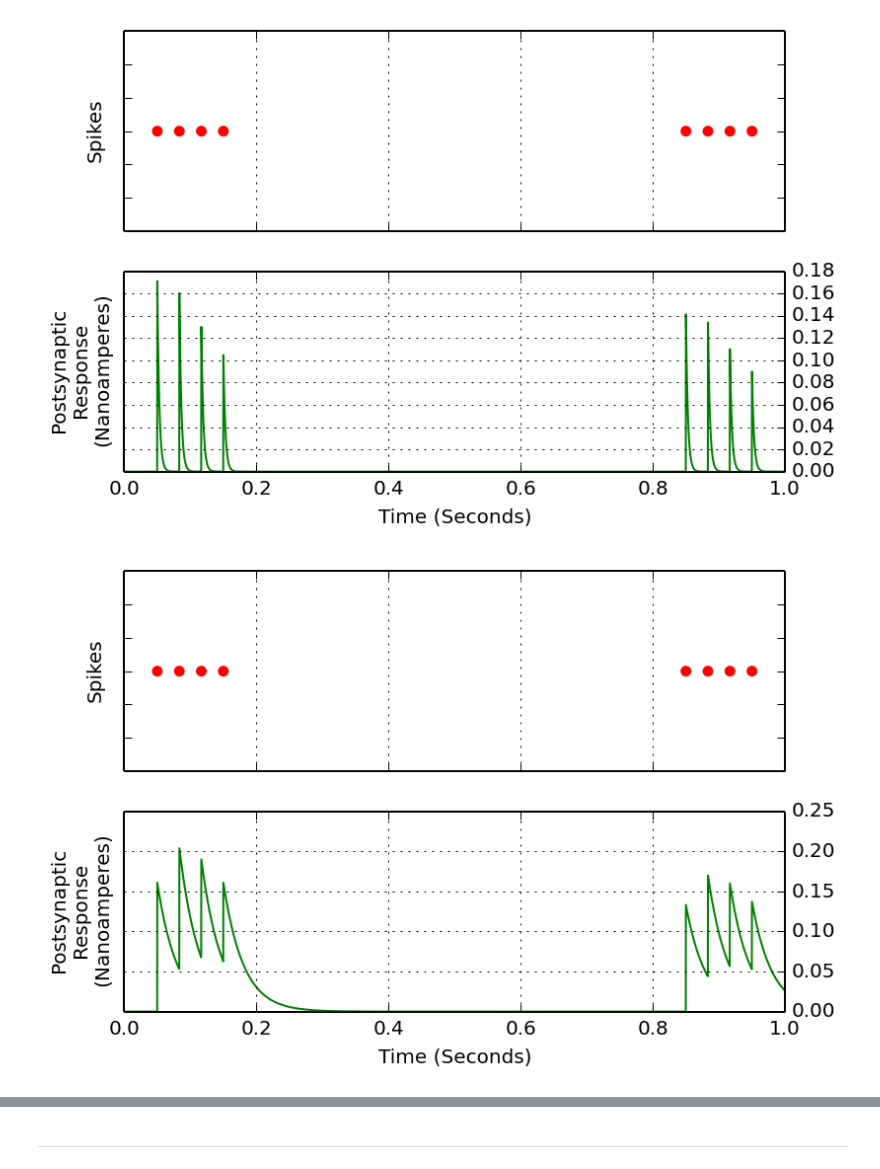
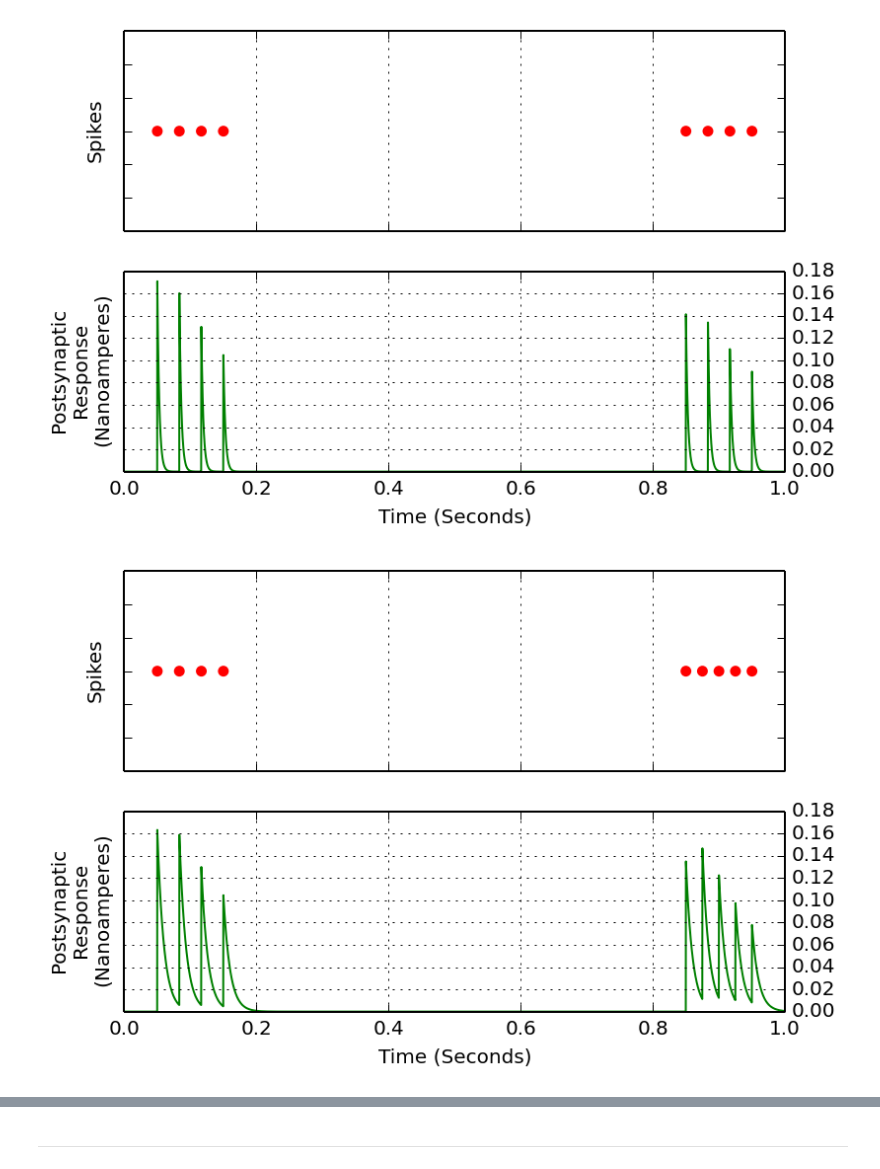
Before and after one commit to ekaakurniawan/3nb, a Jupyter notebook: DynamicSpikingSynapse.ipynb, the cells around one changed output, grey strips where cells are left out. Drawn from its saved outputs; the diff is of its cells as text; code cells hidden in the pictures.

```diff
--- a/DynamicSpikingSynapse.ipynb
+++ b/DynamicSpikingSynapse.ipynb
@@ -72,15 +86,15 @@ Following function plots spikes and postsynaptic responses (PSRs) in a same grap
 # %%
 # dt: time step (in second)
 # spikes: array of simulation times when spikes happen
-# psrs: array of postsynaptic responses (PSRs) in every time step (in ampere)
-def plot_psrs(dt, spikes, psrs):
+# PSRs: array of postsynaptic responses (PSRs) in every time step (in ampere)
+def plot_PSRs(dt, spikes, PSRs):
     # Convert PSR from Ampere to Nanoampere
-    psrs_prime = psrs * 1e9
+    PSRs_prime = PSRs * 1e9
 
     fig = plt.figure()
 
-    len_psrs = len(psrs)
-    time = np.linspace(0,len_psrs-1,len_psrs) * dt
+    len_PSRs = len(PSRs)
+    time = np.linspace(0,len_PSRs-1,len_PSRs) * dt
 
     sp1 = fig.add_subplot(211)
     sp1.scatter(spikes, len(spikes) * [1], color = 'red')
@@ -91,7 +105,7 @@ def plot_psrs(dt, spikes, psrs):
     sp1.set_xticklabels("", visible = False)
 
     sp2 = fig.add_subplot(212)
-    sp2.plot(time, psrs_prime, color = 'green')
+    sp2.plot(time, PSRs_prime, color = 'green')
     sp2.set_ylabel('Postsynaptic\nResponse\n(Nanoamperes)')
     sp2.set_xlabel('Time (Seconds)')
     sp2.set_xlim([0, time[-1]])
@@ -189,7 +285,7 @@ nSteps = int((Tsim / dt) + 0.5)
 
 spikes = np.hstack((np.linspace(0.05, 0.15, 4), \
                     np.linspace(0.85, 0.95, 4)))
-hasFireds = np.array(nSteps * [0], dtype = int32)
+hasFireds = np.array(nSteps * [0], dtype = np.int32)
 for spike in spikes:
     i = int((spike / dt) + 0.5)
     hasFireds[i] = 1
@@ -202,48 +298,48 @@ s1 = DynamicSpikingSynapse(tau = 3e-3,
                            r0 = 0.8)
 
 t = 0.0
-psrs = np.array(nSteps * [0.0], dtype = float32)
+PSRs = np.array(nSteps * [0.0], dtype = np.float32)
 for i in range(nSteps):
     t += dt
     s1.advance()
     if (hasFireds[i]):
         s1.preSpikeHit(t)
-    psrs[i] = s1.psr
+    PSRs[i] = s1.PSR
 
-plot_psrs(dt, spikes, psrs)
+plot_PSRs(dt, spikes, PSRs)
 # %% [output]
 [figure]
 # %%
 dt = 2e-4
 Tsim = 1.0
 nSteps = int((Tsim / dt) + 0.5)
 
 spikes = np.hstack((np.linspace(0.05, 0.15, 4), \
-                    np.linspace(0.85, 0.95, 4)))
-hasFireds = np.array(nSteps * [0], dtype = int32)
+                    np.linspace(0.85, 0.95, 5)))
+hasFireds = np.array(nSteps * [0], dtype = np.int32)
 for spike in spikes:
     i = int((spike / dt) + 0.5)
     hasFireds[i] = 1
 
-s1 = DynamicSpikingSynapse(tau = 3e-2,
+s1 = DynamicSpikingSynapse(tau = 10e-3,
                            U = 0.2,
                            D = 1.0,
                            F = 0.02,
                            u0 = 0.2,
                            r0 = 0.8)
 
 t = 0.0
-psrs = np.array(nSteps * [0.0], dtype = float32)
+PSRs = np.array(nSteps * [0.0], dtype = np.float32)
 for i in range(nSteps):
     t += dt
     s1.advance()
     if (hasFireds[i]):
         s1.preSpikeHit(t)
-    psrs[i] = s1.psr
+    PSRs[i] = s1.PSR
 
-plot_psrs(dt, spikes, psrs)
+plot_PSRs(dt, spikes, PSRs)
 # %% [output]
-[figure, old version]
+[figure, new version]
 # %%
 dt = 2e-4
 Tsim = 6.0
```
Also changed, not shown: parts of 47 cells of this notebook, 9 other files.
